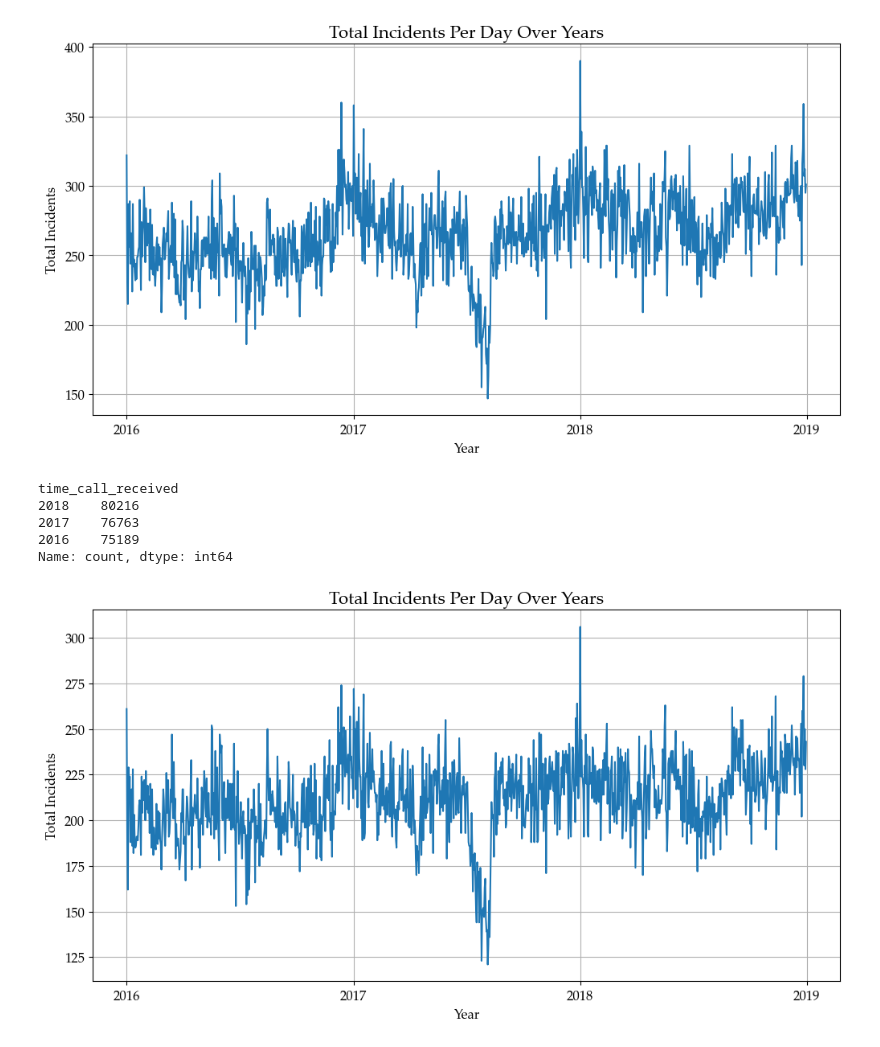
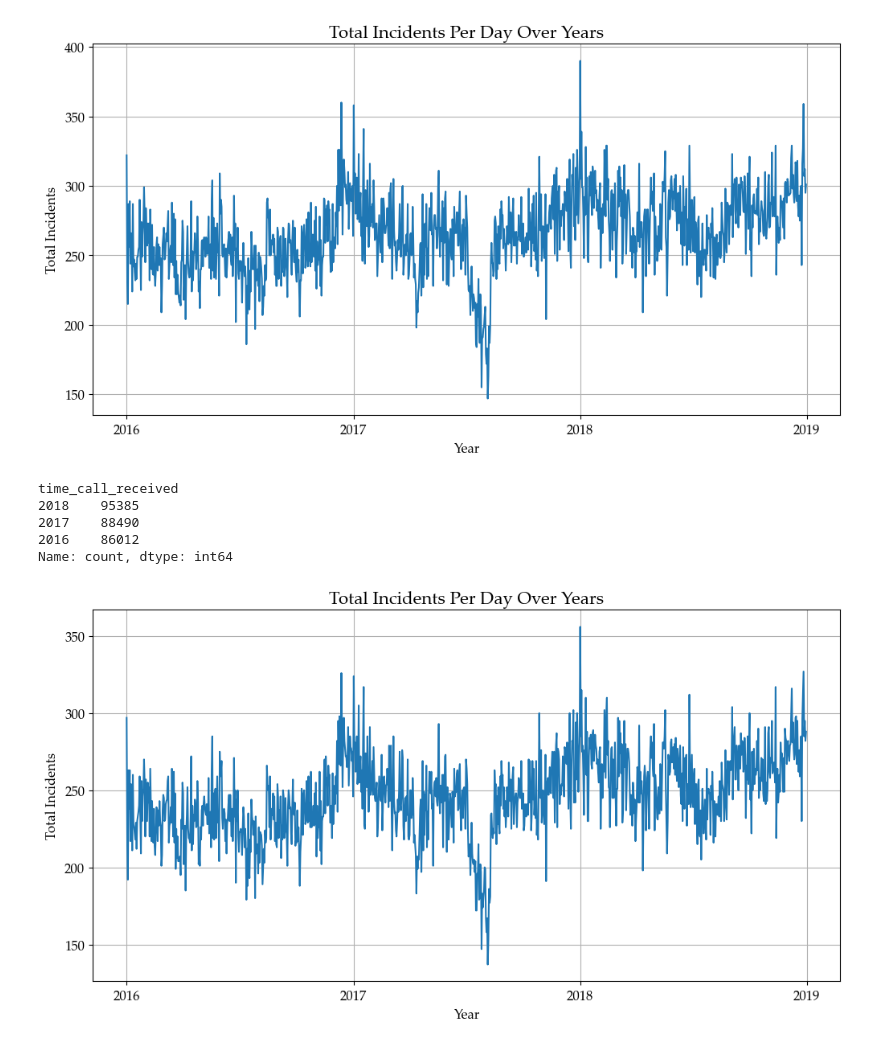
Before and after one commit to Emergency-Optimizers/Data-Processing, a Jupyter notebook: source/analysis/incomplete_years.ipynb, the cells around one changed output. Cells and saved outputs as stored; diff of their text form; code cells hidden in the pictures.

```diff
--- a/source/analysis/incomplete_years.ipynb
+++ b/source/analysis/incomplete_years.ipynb
@@ -37,9 +37,9 @@ def print_year_occurrences(dataframe: pd.DataFrame):
 # %% [markdown]
 # Main
 # %%
-dataframe = data_loader.processed_incidents_df.copy()
+original_dataframe = data_loader.processed_incidents_df.copy()
 
-dataframe.info()
+original_dataframe.info()
 # %% [output]
 <class 'pandas.core.frame.DataFrame'>
 RangeIndex: 754811 entries, 0 to 754810
@@ -78,7 +78,7 @@ plotter.incidents_over_years(dataframe, limit_left="2015-01-01")
 # %% [output]
 [figure]
 # %%
-dataframe = data_preprocessor._remove_duplicates(dataframe)
+dataframe = data_preprocessor._remove_duplicates(original_dataframe)
 dataframe = data_preprocessor._remove_incomplete_years(dataframe)
 
 plotter.incidents_over_years(dataframe)
@@ -164,17 +164,17 @@ time_call_received
 Name: count, dtype: int64
 [figure]
 # %%
-dataframe = data_preprocessor._remove_outside_iqr_bounds(dataframe)
+dataframe = data_preprocessor._remove_outliers(dataframe)
 
 print_year_occurrences(dataframe)
 plotter.incidents_over_years(dataframe)
 # %% [output]
 time_call_received
-2018    80216
-2017    76763
-2016    75189
+2018    95385
+2017    88490
+2016    86012
 Name: count, dtype: int64
-[figure, old version]
+[figure, new version]
 # %%
 plotter.incidents_over_years(data_loader.enhanced_incidents_df)
 print_year_occurrences(data_loader.enhanced_incidents_df)
```
Also changed, not shown: parts of 7 cells of this notebook, 1 other file.
